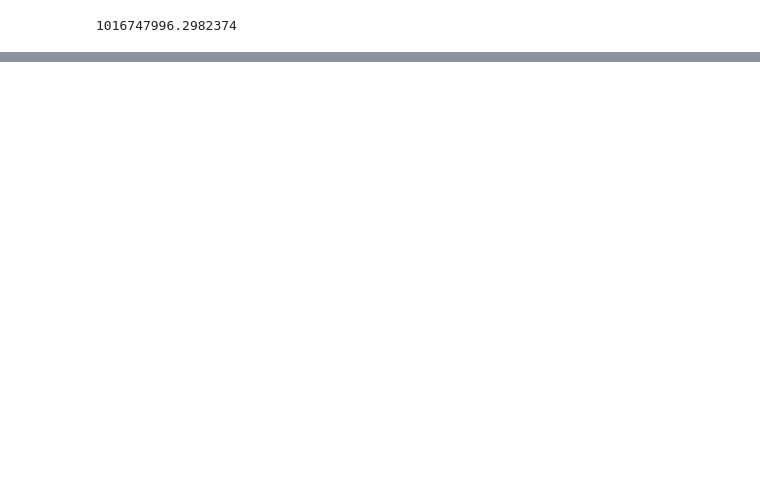
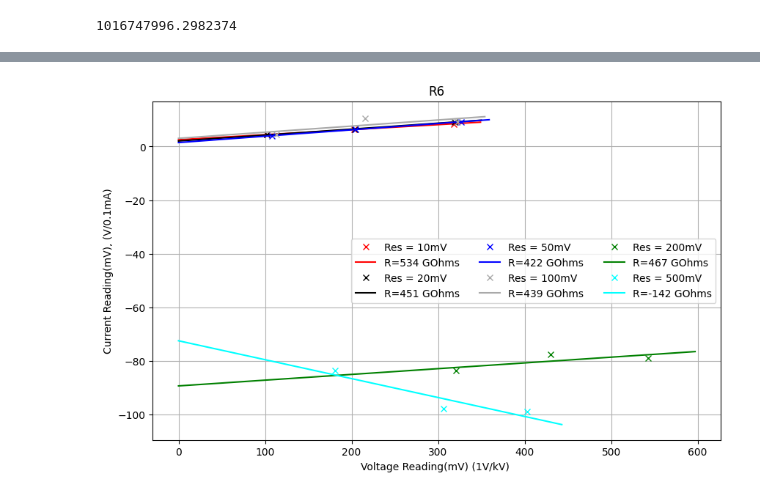
Before and after one commit to jbane11/nexo, a Jupyter notebook: Lab028/slowctr/drift_cell_check.ipynb, the cells around one changed output, grey strips where cells are left out. Saved outputs shown, nothing was run; the diff lists cells and outputs as text; code cells hidden in the pictures; blank space fills up the shorter version.

```diff
--- a/Lab028/slowctr/drift_cell_check.ipynb
+++ b/Lab028/slowctr/drift_cell_check.ipynb
@@ -55,0 +138,39 @@ Text(0, 0.5, 'Current Reading(mV), (V/0.1mA)')
+# %%
+#R6 values
+dv=[10,20,50,100,200,500]
+
+v_1 =[102,102,108,113,321,181]
+a_1 =[4.4,4.4,4,4.4,-83.6,-83.6]
+
+v_2 =[203,204,205,216,430,306]
+a_2 =[6.4,6.4,6.4,10.4,-77.6,-97.6]
+
+v_3 =[318,319,327,322,543,403]
+a_3 =[8.45,9.2,9.2,9.2,-78.8,-98.8]
+
+
+fig, plots = plt.subplots(1, 1, figsize=(10,6))
+x=[]
+y=[]
+
+cs=["r","k","b","darkgray","green","cyan"]
+
+for i in [0,1,2,3,4,5]:
+    xi=[v_1[i],v_2[i],v_3[i]]
+    yi=[a_1[i],a_2[i],a_3[i]]
+
+
+    popt, pcov = curve_fit(func, xi, yi)
+    xfit=np.arange(0,v_3[i]*1.1)
+    yfit= func(xfit,popt[0],popt[1])
+
+    plots.errorbar(xi,yi,fmt="x",label="Res = %dmV"%(dv[i]),color=cs[i])
+    plots.errorbar(xfit,yfit,color=cs[i],label="R=%.f GOhms"%(  1/(popt[0] * (1/1000) *0.0001 )/1000000)  )
+
+plt.title("R6")
+plt.xlabel("Voltage Reading(mV) (1V/kV) ")
+plt.ylabel("Current Reading(mV), (V/0.1mA)")
+plots.legend(ncol=3)
+plots.grid()
+# %% [output]
+[figure, added]
```
Also changed, not shown: parts of 10 cells of this notebook, 36 other files.
